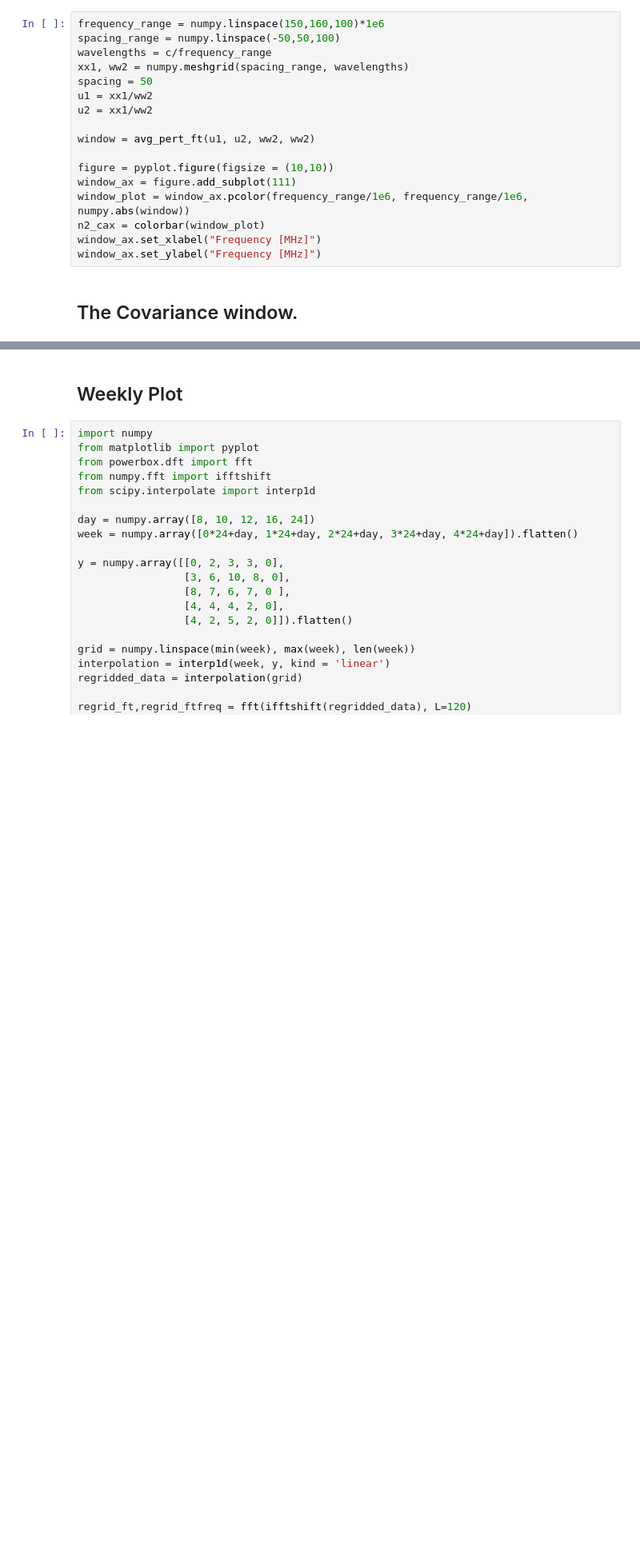
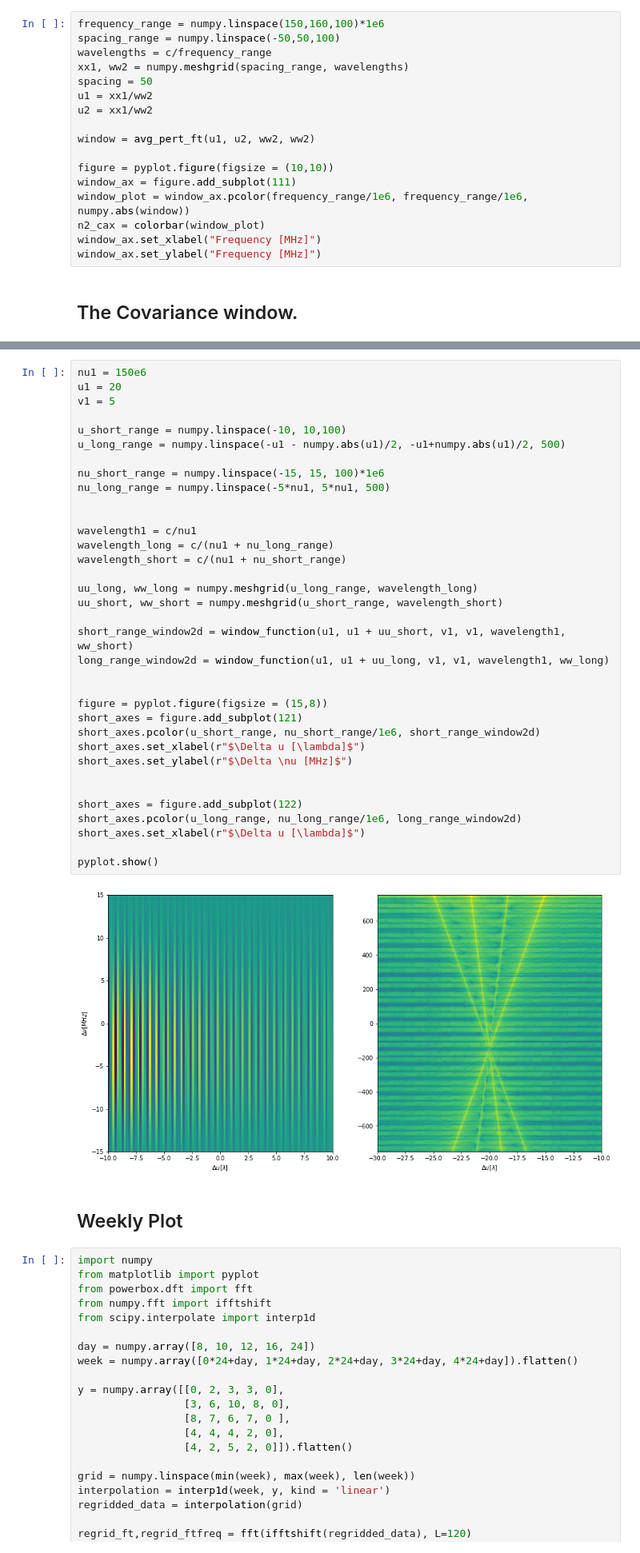
Before and after one commit to ronniyjoseph/Beam-Perturbations, a Jupyter notebook: Beam Covariance Re-do.ipynb, the cells around one changed output, grey strips where cells are left out. Shown at 80% size. Saved outputs shown, nothing was run; the diff lists cells and outputs as text; blank space fills up the shorter version.

```diff
--- a/Beam Covariance Re-do.ipynb
+++ b/Beam Covariance Re-do.ipynb
@@ -1288,3 +1313,40 @@ pyplot.show()
+# %%
+nu1 = 150e6
+u1 = 20
+v1 = 5
+
+u_short_range = numpy.linspace(-10, 10,100)
+u_long_range = numpy.linspace(-u1 - numpy.abs(u1)/2, -u1+numpy.abs(u1)/2, 500)
+
+nu_short_range = numpy.linspace(-15, 15, 100)*1e6
+nu_long_range = numpy.linspace(-5*nu1, 5*nu1, 500)
+
+
+wavelength1 = c/nu1
+wavelength_long = c/(nu1 + nu_long_range)
+wavelength_short = c/(nu1 + nu_short_range)
+
+uu_long, ww_long = numpy.meshgrid(u_long_range, wavelength_long)
+uu_short, ww_short = numpy.meshgrid(u_short_range, wavelength_short)
+
+short_range_window2d = window_function(u1, u1 + uu_short, v1, v1, wavelength1, ww_short)
+long_range_window2d = window_function(u1, u1 + uu_long, v1, v1, wavelength1, ww_long)
+
+
+figure = pyplot.figure(figsize = (15,8))
+short_axes = figure.add_subplot(121)
+short_axes.pcolor(u_short_range, nu_short_range/1e6, short_range_window2d)
+short_axes.set_xlabel(r"$\Delta u [\lambda]$")
+short_axes.set_ylabel(r"$\Delta \nu [MHz]$")
+
+
+short_axes = figure.add_subplot(122)
+short_axes.pcolor(u_long_range, nu_long_range/1e6, long_range_window2d)
+short_axes.set_xlabel(r"$\Delta u [\lambda]$")
+
+pyplot.show()
+# %% [output]
+[figure, added]
 # %% [markdown]
 ## Weekly Plot
 # %%
```
Also changed, not shown: parts of 6 cells of this notebook, 4 other files.
